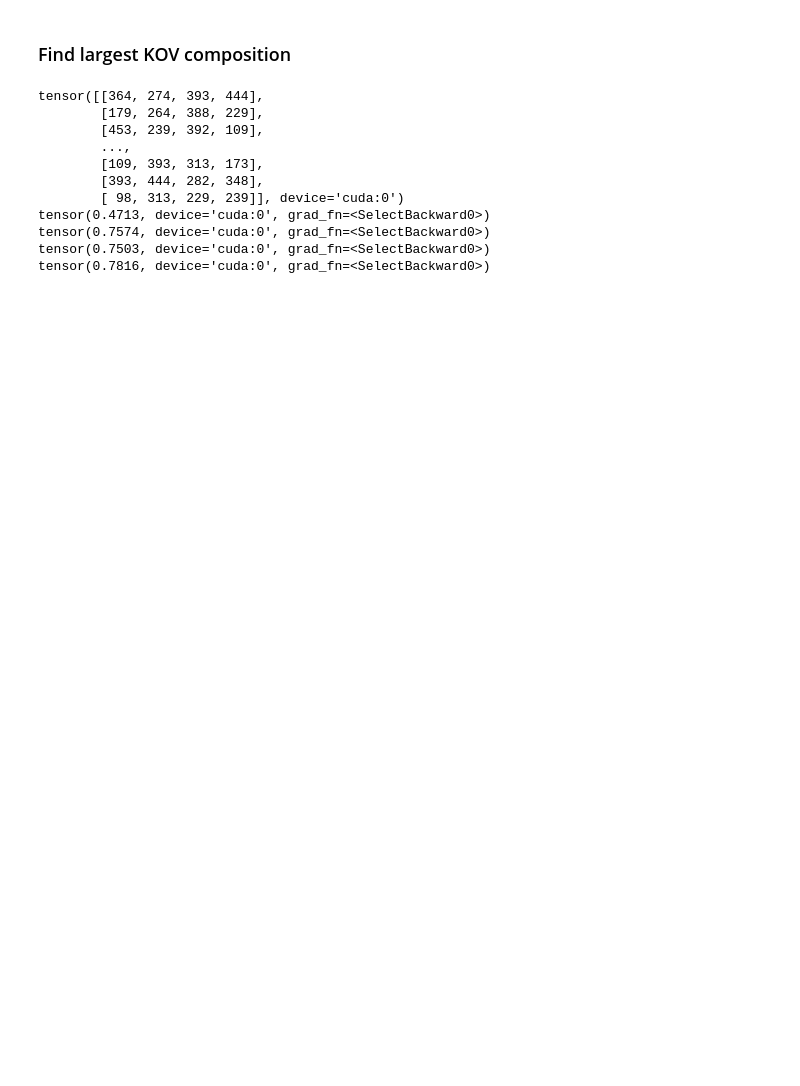
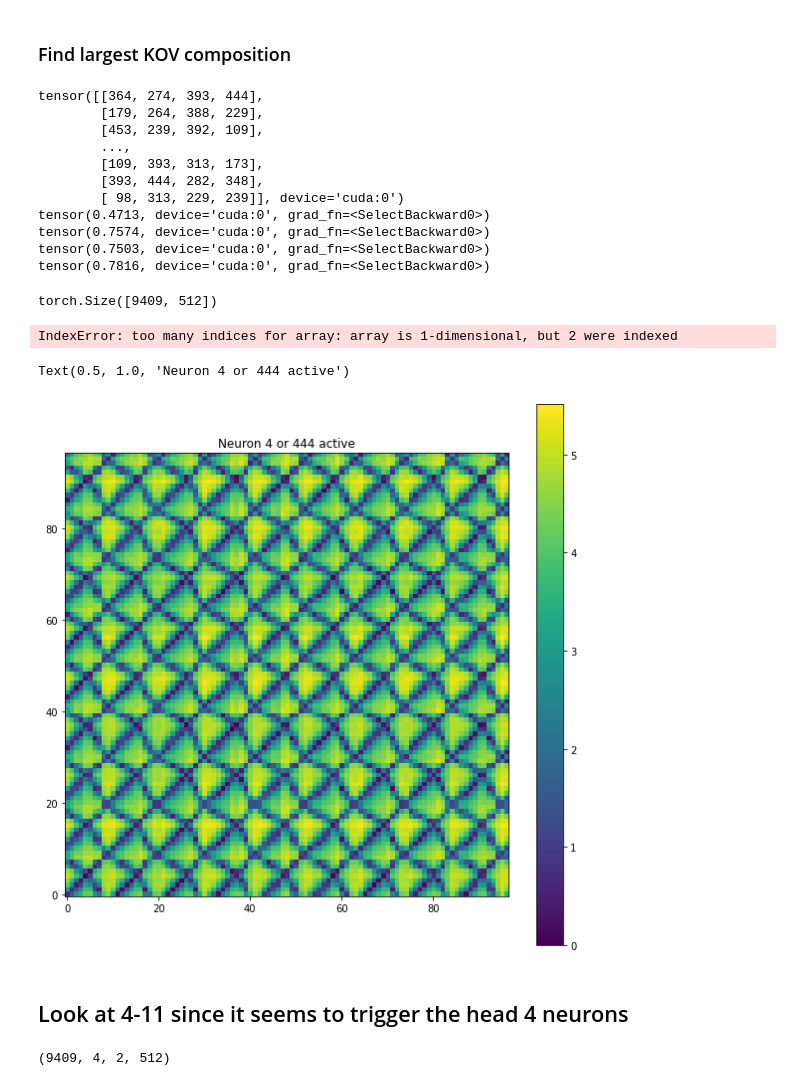
Before and after one commit to TomFrederik/interpreting-grokking, a Jupyter notebook: notebook_no_norm.ipynb, the cells around one changed output. Drawn from its saved outputs; the diff is of its cells as text; code cells hidden in the pictures; blank space fills up the shorter version.

```diff
--- a/notebook_no_norm.ipynb
+++ b/notebook_no_norm.ipynb
@@ -236,3 +242,5 @@ neurons = [309, 381, 449,  12,  77, 197]
+# %%
+neurons = [444, 4]
 # %%
 # value_logits = {key: model.output(values[key]) for key in values.keys()}
 value_logits = {key: model.output(model.transformer[0].linear_net[-1].weight[:,key]) for key in neurons}
@@ -332,3 +338,38 @@ tensor(0.4713, device='cuda:0', grad_fn=<SelectBackward0>)
 tensor(0.7574, device='cuda:0', grad_fn=<SelectBackward0>)
 tensor(0.7503, device='cuda:0', grad_fn=<SelectBackward0>)
 tensor(0.7816, device='cuda:0', grad_fn=<SelectBackward0>)
+# %%
+pre_relu_hook = Hook('transformer->0->linear_net->0', save_output(), 'pre_relu')
+hooked_model = HookedModel(model)
+_ = hooked_model(dataset[:,:-1], hooks=[pre_relu_hook])
+# %%
+pre_relu = hooked_model.save_ctx['pre_relu']['output'][:,-1]
+print(pre_relu.shape)
+# %% [output]
+torch.Size([9409, 512])
+# %%
+head4_neurons = [0,4,29,64,69,109,133,140,160,162,164,184,191,204,212,223,224,229,282,283,293,313,314,347,349,369,376,390,431,444,458,459]
+# head4_neurons = [4,444]
+pre_relu_neuron = pre_relu[:,head4_neurons].reshape((97,97,len(head4_neurons))).detach().cpu().numpy()
+# %% [output]
+IndexError: too many indices for array: array is 1-dimensional, but 2 were indexed
+# %%
+plt.figure(figsize=(10,10))
+plt.imshow(np.sum(np.array([np.clip(pre_relu_neuron[...,i],0,None) for i in range(len(head4_neurons))]),axis=0), origin='lower')
+plt.colorbar()
+plt.title('Neuron 4 or 444 active')
+# %% [output]
+Text(0.5, 1.0, 'Neuron 4 or 444 active')
+[figure, added]
+# %% [markdown]
+## Look at 4-11 since it seems to trigger the head 4 neurons
+# %%
+idx = 97*4 + 10
+sample = dataset[idx:idx+1]
+sample_attr = attributions[idx]
+neurons_desc = np.argsort(sample_attr)[::-1]
+attr_desc = sample_attr[neurons_desc]
+sample_head_contr = head_position_contributions[:,:,:2,neurons_desc]
+print(sample_head_contr.shape)
+# %% [output]
+(9409, 4, 2, 512)
```
Also changed, not shown: parts of 13 cells of this notebook, 5 other files.
